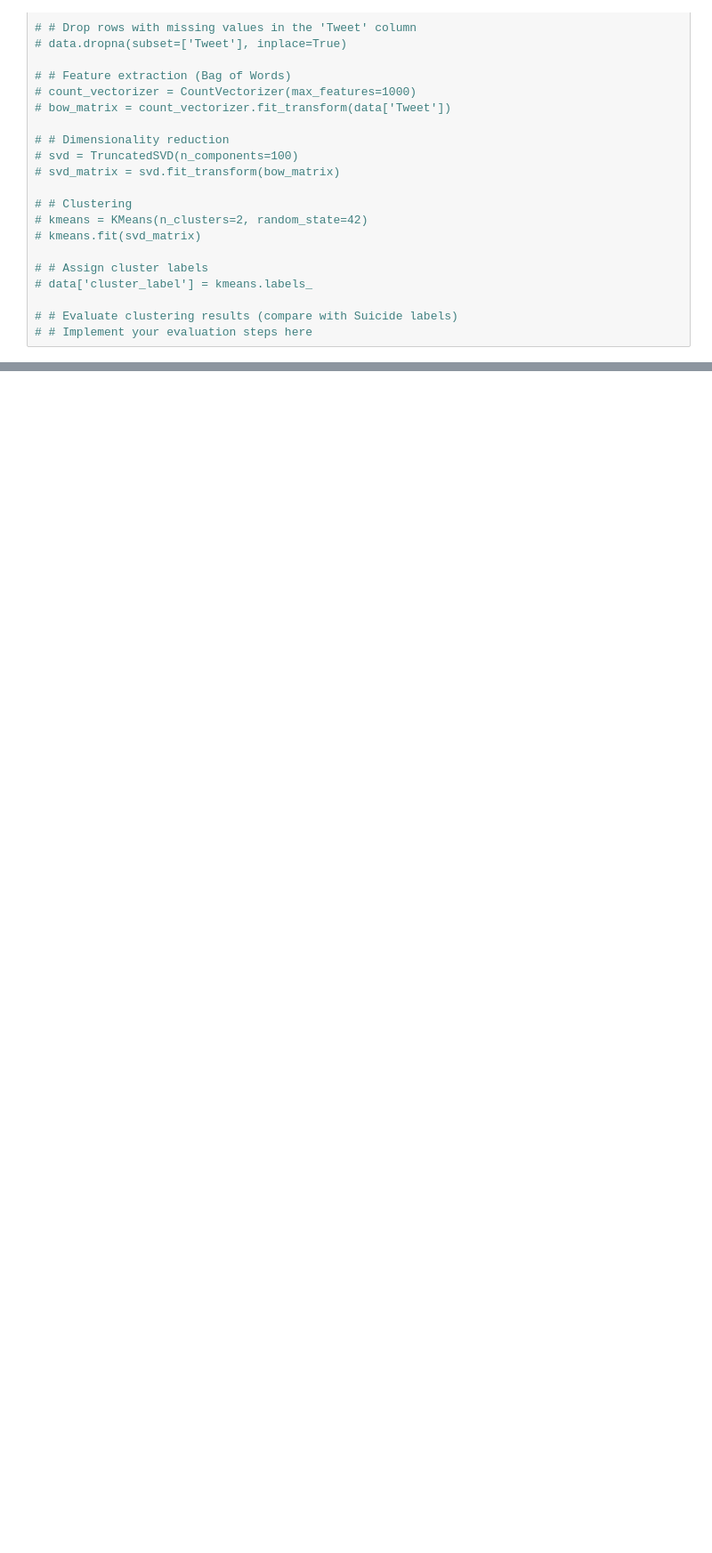
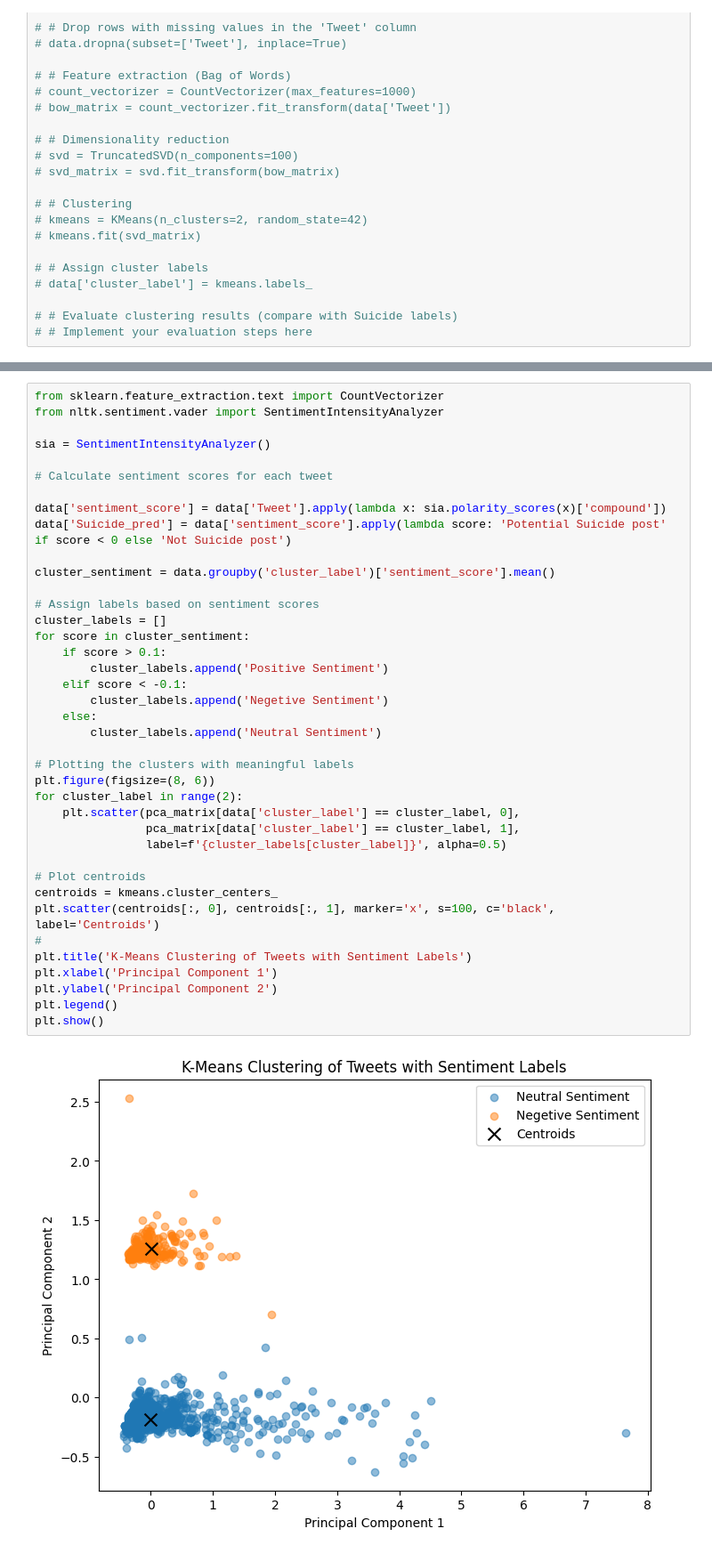
Before and after one commit to Daphne-wu/COGS118BGroupProject, a Jupyter notebook: experimenting.ipynb, the cells around one changed output, grey strips where cells are left out. Shown: that part at 89% size. Saved outputs shown, nothing was run; the diff lists cells and outputs as text; blank space fills up the shorter version.

```diff
--- a/experimenting.ipynb
+++ b/experimenting.ipynb
@@ -198,0 +230,41 @@
+# %%
+from sklearn.feature_extraction.text import CountVectorizer
+from nltk.sentiment.vader import SentimentIntensityAnalyzer
+
+sia = SentimentIntensityAnalyzer()
+
+# Calculate sentiment scores for each tweet
+
+data['sentiment_score'] = data['Tweet'].apply(lambda x: sia.polarity_scores(x)['compound'])
+data['Suicide_pred'] = data['sentiment_score'].apply(lambda score: 'Potential Suicide post' if score < 0 else 'Not Suicide post')
+
+cluster_sentiment = data.groupby('cluster_label')['sentiment_score'].mean()
+
+# Assign labels based on sentiment scores
+cluster_labels = []
+for score in cluster_sentiment:
+    if score > 0.1:
+        cluster_labels.append('Positive Sentiment')
+    elif score < -0.1:
+        cluster_labels.append('Negetive Sentiment')
+    else:
+        cluster_labels.append('Neutral Sentiment')
+
+# Plotting the clusters with meaningful labels
+plt.figure(figsize=(8, 6))
+for cluster_label in range(2):
+    plt.scatter(pca_matrix[data['cluster_label'] == cluster_label, 0],
+                pca_matrix[data['cluster_label'] == cluster_label, 1],
+                label=f'{cluster_labels[cluster_label]}', alpha=0.5)
+
+# Plot centroids
+centroids = kmeans.cluster_centers_
+plt.scatter(centroids[:, 0], centroids[:, 1], marker='x', s=100, c='black', label='Centroids')
+#
+plt.title('K-Means Clustering of Tweets with Sentiment Labels')
+plt.xlabel('Principal Component 1')
+plt.ylabel('Principal Component 2')
+plt.legend()
+plt.show()
+# %% [output]
+[figure, added]
```
Also changed, not shown: parts of 8 cells of this notebook, 1 other file.
